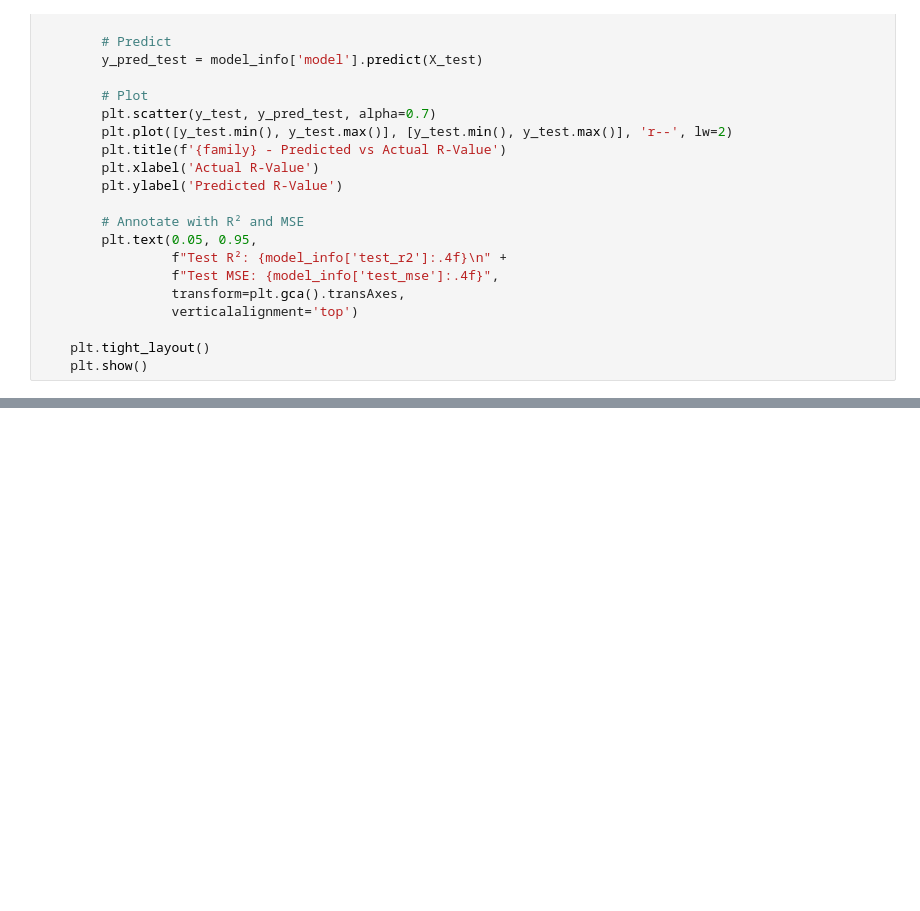
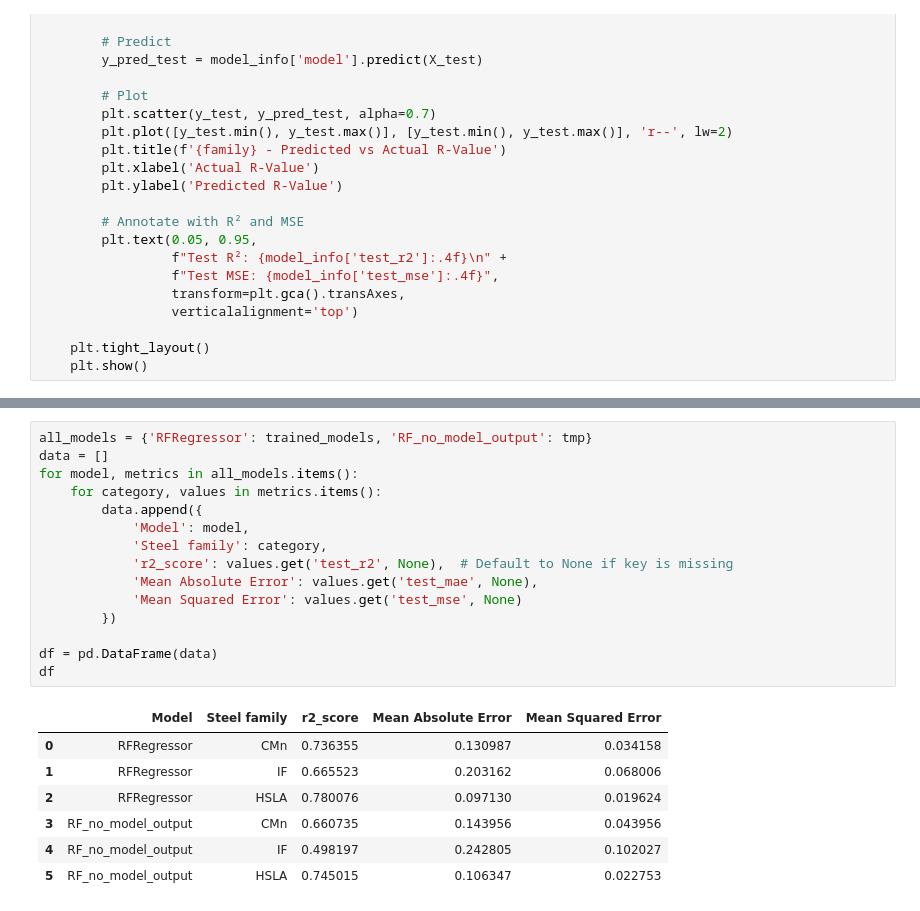
Before and after one commit to TonnyLe14/master-thesis, a Jupyter notebook: xgbregression.ipynb, the cells around one changed output, grey strips where cells are left out. Cells and saved outputs as stored; diff of their text form; blank space fills up the shorter version.

```diff
--- a/xgbregression.ipynb
+++ b/xgbregression.ipynb
@@ -389,0 +266,23 @@ plot_predicted_vs_actual(trained_models_no_model_output, test_scaled_df)
+# %%
+all_models = {'RFRegressor': trained_models, 'RF_no_model_output': tmp}
+data = []
+for model, metrics in all_models.items():
+    for category, values in metrics.items():
+        data.append({
+            'Model': model,
+            'Steel family': category,
+            'r2_score': values.get('test_r2', None),  # Default to None if key is missing
+            'Mean Absolute Error': values.get('test_mae', None),
+            'Mean Squared Error': values.get('test_mse', None)
+        })
+
+df = pd.DataFrame(data)
+df
+# %% [output]
+|  | Model | Steel family | r2_score | Mean Absolute Error | Mean Squared Error |
+| 0 | RFRegressor | CMn | 0.736355 | 0.130987 | 0.034158 |
+| 1 | RFRegressor | IF | 0.665523 | 0.203162 | 0.068006 |
+| 2 | RFRegressor | HSLA | 0.780076 | 0.097130 | 0.019624 |
+| 3 | RF_no_model_output | CMn | 0.660735 | 0.143956 | 0.043956 |
+| 4 | RF_no_model_output | IF | 0.498197 | 0.242805 | 0.102027 |
+| 5 | RF_no_model_output | HSLA | 0.745015 | 0.106347 | 0.022753 |
```
Also changed, not shown: parts of 21 cells of this notebook, 7 other files.
